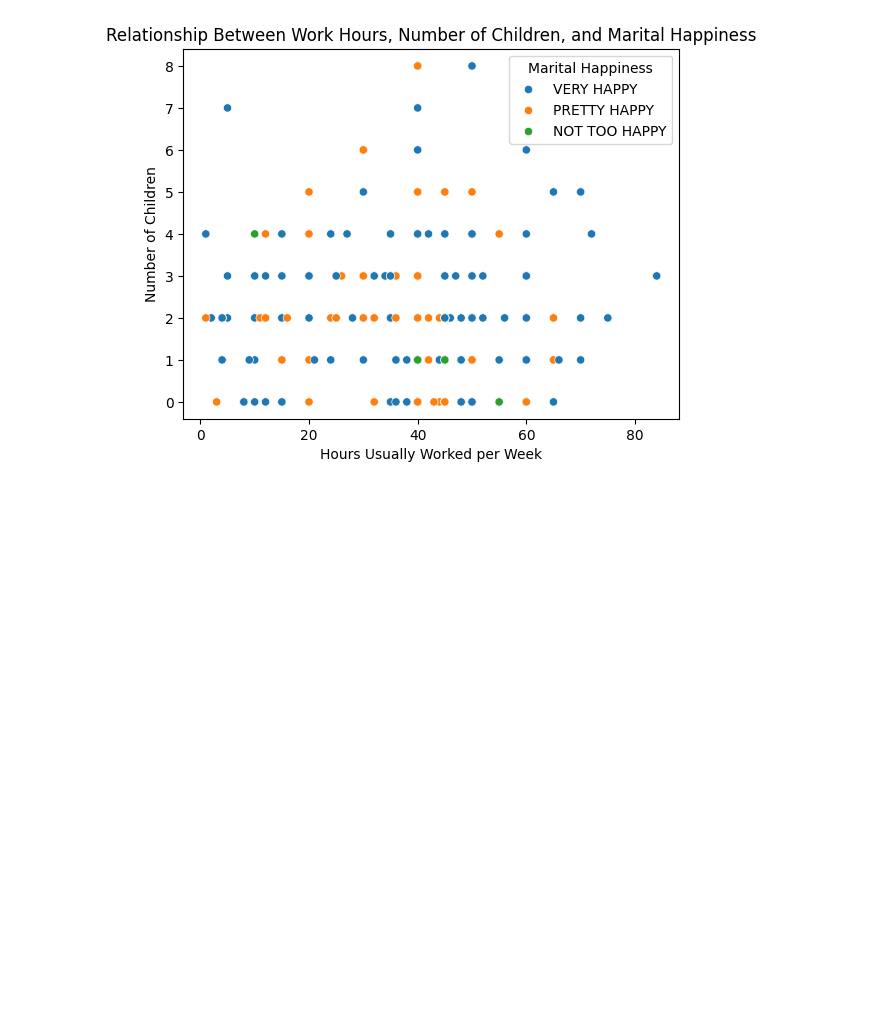
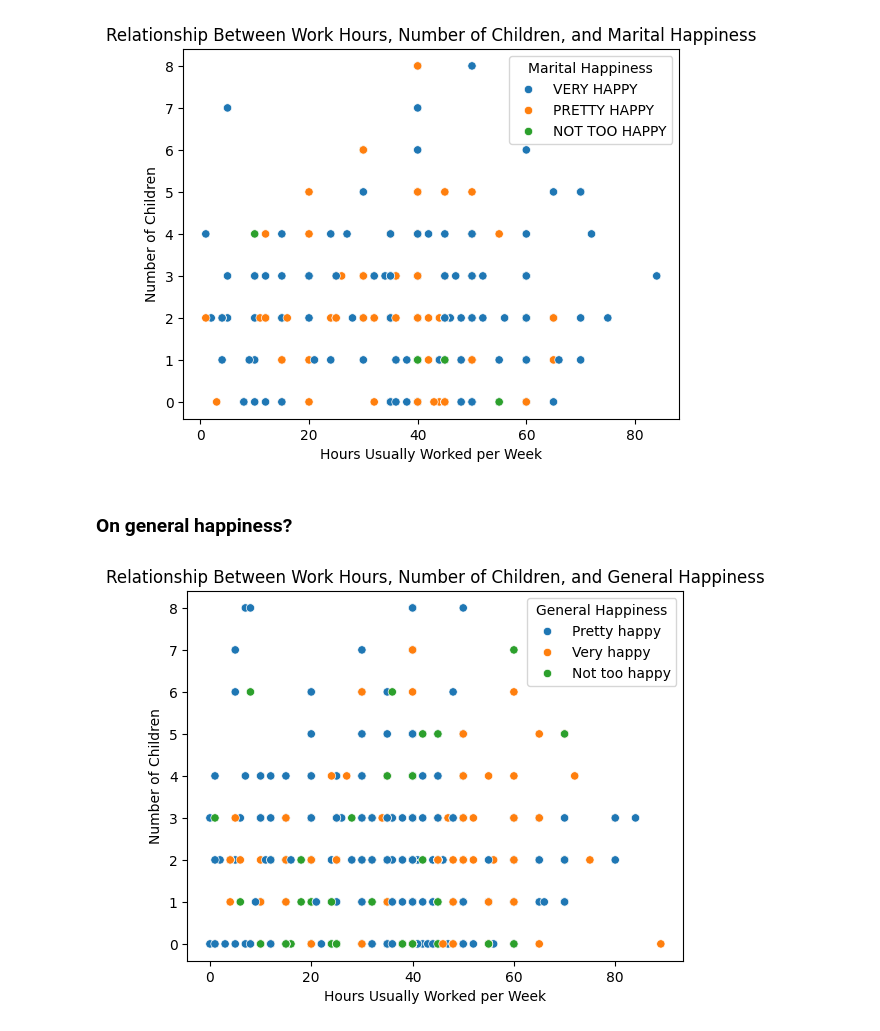
Before and after one commit to kpunsalan8/DS-3001-EDA-KP, a Jupyter notebook: lab/gss.ipynb, the cells around one changed output. Cells and saved outputs as stored; diff of their text form; code cells hidden in the pictures; blank space fills up the shorter version.

Commit message:
Saving progress on visualizations

```diff
--- a/lab/gss.ipynb
+++ b/lab/gss.ipynb
@@ -360,0 +357,15 @@ plt.show()
+# %% [markdown]
+### On general happiness?
+# %%
+# visualization: scatterplot showing number of children, hrs usually work and hue is the marital happiness category
+sns.scatterplot(data=df_happy, x='hrs2', y='childs', hue='happy')
+
+# Labels and title
+plt.xlabel("Hours Usually Worked per Week")
+plt.ylabel("Number of Children")
+plt.title("Relationship Between Work Hours, Number of Children, and General Happiness")
+
+plt.legend(title="General Happiness")
+plt.show()
+# %% [output]
+[figure, added]
```
Also changed, not shown: parts of 7 cells of this notebook.
